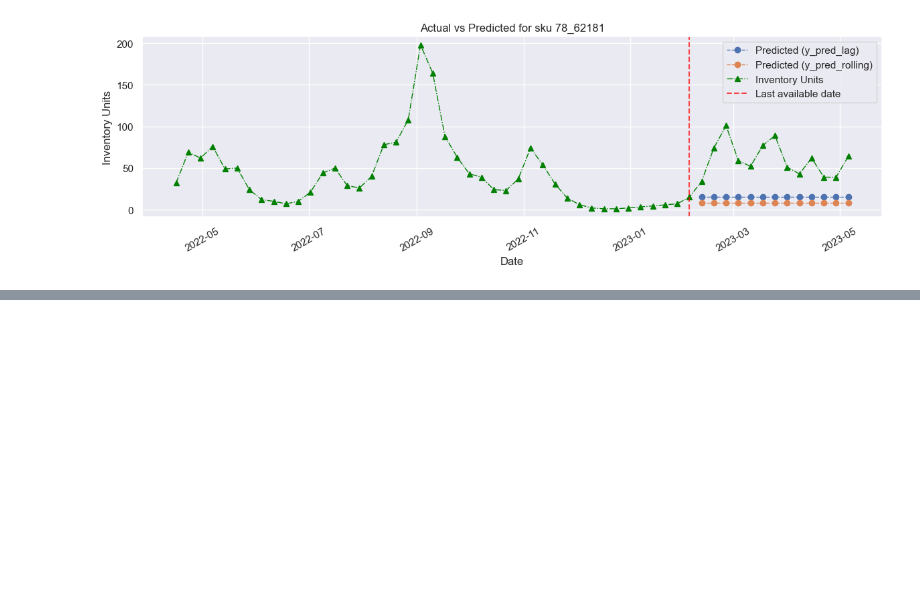
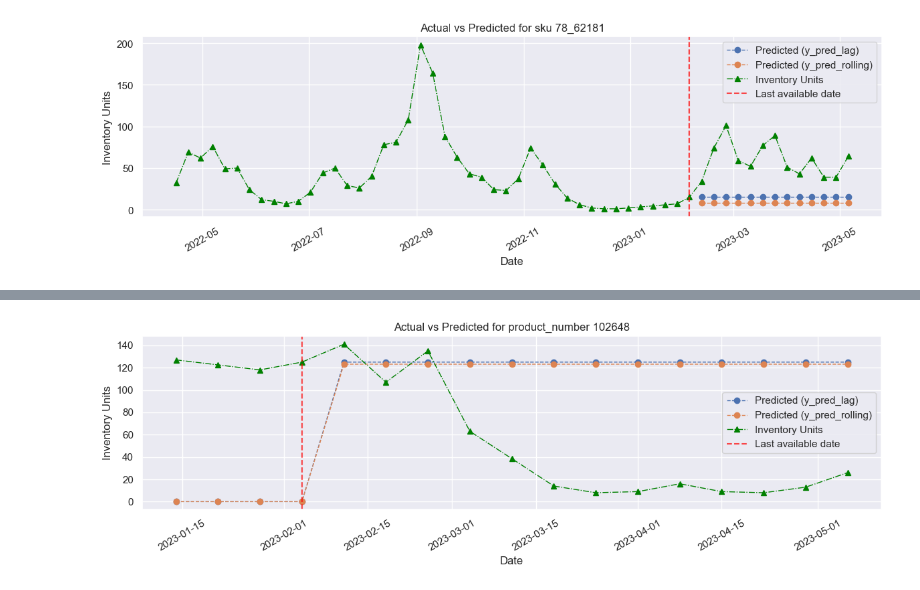
Before and after one commit to giarets/hp_use_case, a Jupyter notebook: 2_model_naive_bottom_up.ipynb, the cells around one changed output, grey strips where cells are left out. Cells and saved outputs as stored; diff of their text form; code cells hidden in the pictures; blank space fills up the shorter version.

```diff
--- a/2_model_naive.ipynb
+++ b/2_model_naive_bottom_up.ipynb
@@ -64,7 +101,7 @@ df_preds_lag = utils.predict_last_13_weeks(df_kaggle, fc_model_lag)
 df_final = df_kaggle.merge(df_preds_rolling.reset_index(), on=['date', 'sku'], how='left')
 # %%
 temp = df_preds_lag.reset_index().merge(df_preds_rolling, on=['date', 'sku'], suffixes=['_lag', '_rolling'])
-df_final = df_kaggle.merge(temp, on=['date', 'sku'], how='left')[['date', 'sku', 'y', 'y_pred_lag', 'y_pred_rolling']]
+df_final = df_kaggle.merge(temp, on=['date', 'sku'], how='left')[['date', 'sku', 'product_number', 'year_week', 'id', 'y', 'y_pred_lag', 'y_pred_rolling']]
 vline_dates = [df_final['date'].max() - pd.DateOffset(weeks=13)]
 # %%
 utils_plots.plot_real_vs_predicted(df_final, single_ts='12_10857', pred_columns=['y_pred_lag', 'y_pred_rolling'], vline_dates=vline_dates)
@@ -86,0 +126,2 @@ for sku in list_skus:
+# %%
+df_aggregated = utils.aggregate_predictions(df_final, cols=['y_pred_lag', 'y_pred_rolling'])
@@ -86,0 +144,4 @@ for sku in list_skus:
+# %%
+utils_plots.plot_real_vs_predicted(df_aggregated, single_ts=102648, pred_columns=['y_pred_lag', 'y_pred_rolling'], col_agg='product_number', vline_dates=[date_present])
+# %% [output]
+[figure, added]
```
Also changed, not shown: parts of 7 cells of this notebook, 2 other files.
